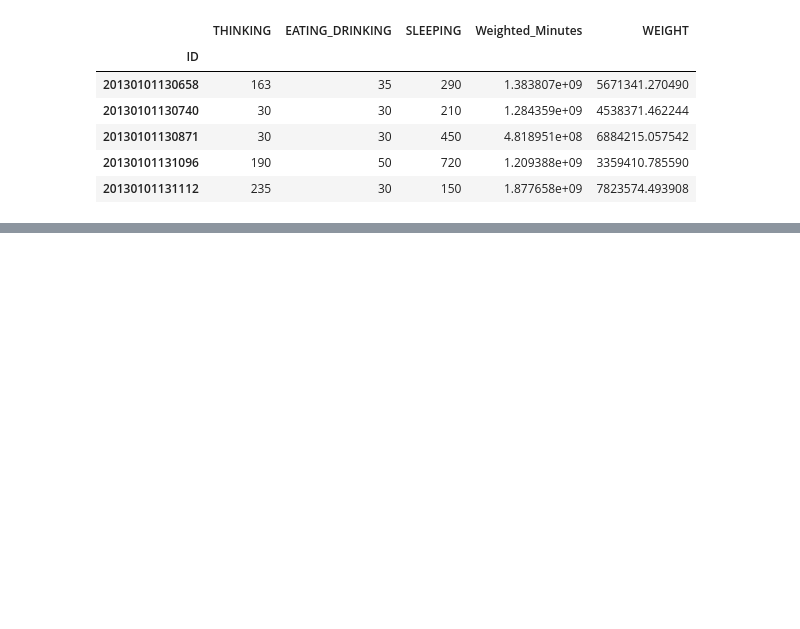
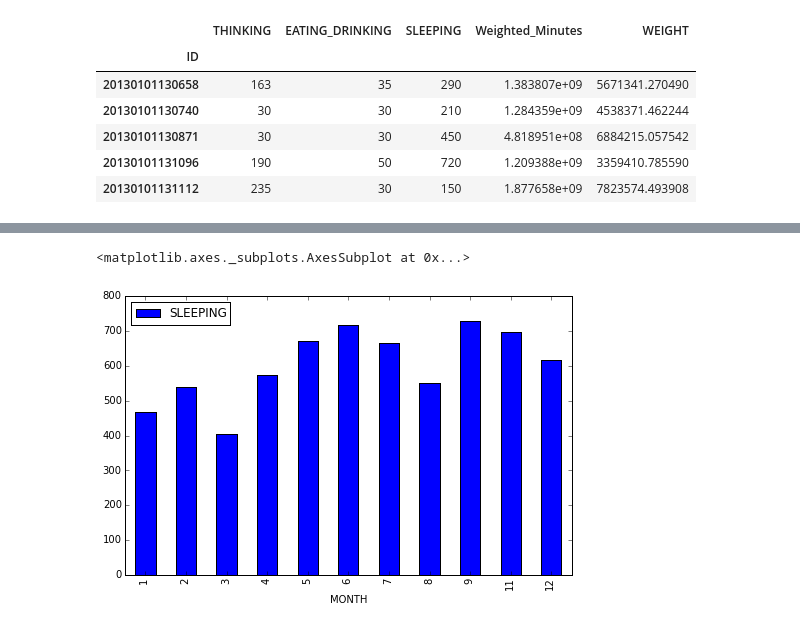
Before and after one commit to tiy-gvl-python/atus-analysis, a Jupyter notebook: Project.ipynb, the cells around one changed output, grey strips where cells are left out. Cells and saved outputs as stored; diff of their text form; code cells hidden in the pictures; blank space fills up the shorter version.

```diff
--- a/Project.ipynb
+++ b/Project.ipynb
@@ -104,0 +122,22 @@ thinking.groupby('MONTH').size().plot(kind='bar', figsize=(20,5))
+# %%
+kf = summary
+kf = kf[kf.AGE < 18]
+kf = kf[kf.MINUTES > 0]
+kf = kf[kf.EATING_DRINKING > 0]
+kf = kf[['ID', 'THINKING', 'EATING_DRINKING', 'SLEEPING', 'Weighted_Minutes', 'WEIGHT']]
+kf.index = kf.ID
+# %%
+nf = kf[['THINKING', 'EATING_DRINKING', 'SLEEPING', 'Weighted_Minutes', 'WEIGHT']]
+nf = nf.sort_index()
+nf = nf[nf.EATING_DRINKING > 0]
+nf = nf[nf.THINKING > 0]
+nf = nf[nf.SLEEPING > 0]
+# %%
+frame_one = nf
+frame_two = resp
+frame_two = frame_two[['ID', 'YEAR', 'MONTH']]
+
+frame_two.index = frame_two.ID
+date_frame = frame_two[['YEAR', 'MONTH']]
+mer = pd.merge(nf, date_frame, left_index=True, right_index=True)
+mer.head()
@@ -104,0 +152,6 @@ thinking.groupby('MONTH').size().plot(kind='bar', figsize=(20,5))
+# %%
+sleep = mer[['SLEEPING', 'MONTH']]
+sleep.groupby(['MONTH']).mean().plot(kind='bar', figsize=(8,5))
+# %% [output]
+<matplotlib.axes._subplots.AxesSubplot at 0x...>
+[figure, added]
```
Also changed, not shown: parts of 14 cells of this notebook.
